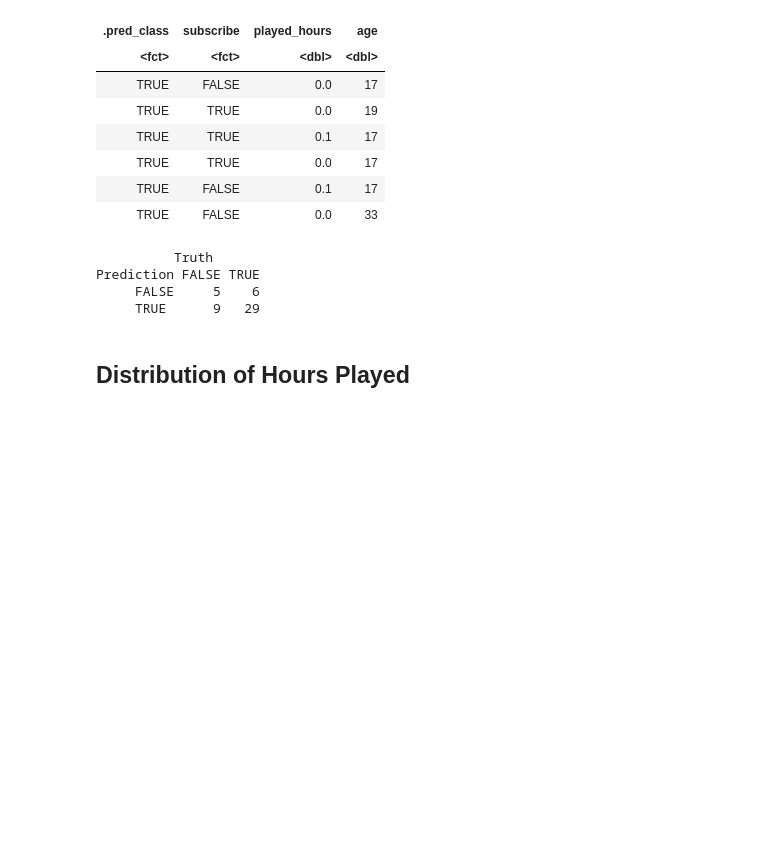
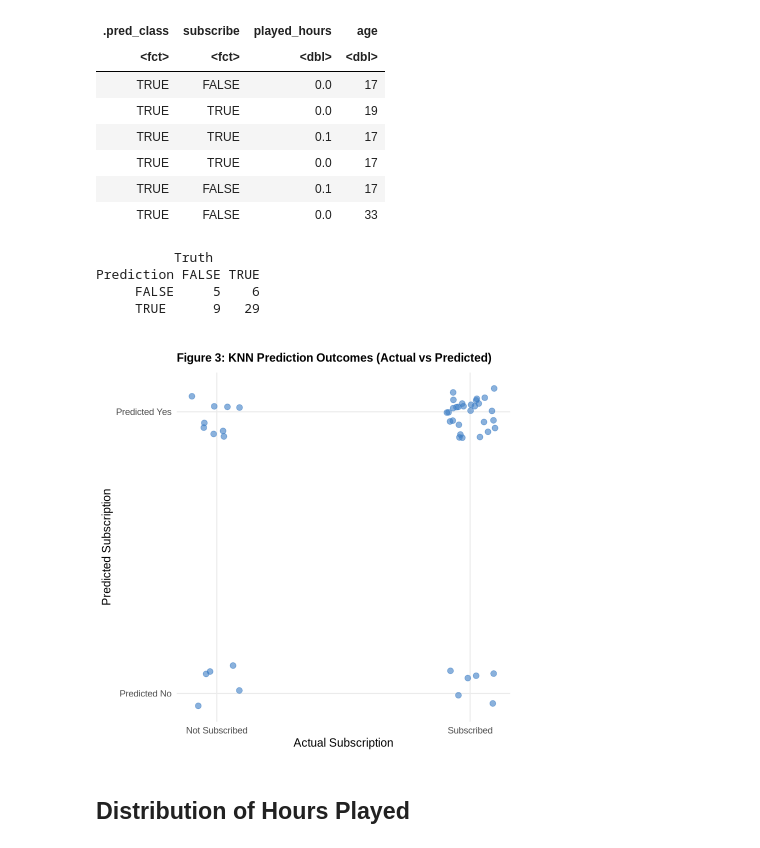
Before and after one commit to cohenp/DSCI-100-Project-004-21, a Jupyter notebook: project_final_report.ipynb, the cells around one changed output. Drawn from its saved outputs; the diff is of its cells as text; code cells hidden in the pictures; blank space fills up the shorter version.

```diff
--- a/project_final_report.ipynb
+++ b/project_final_report.ipynb
@@ -368,6 +350,30 @@ A tibble: 6 × 4
 Prediction FALSE TRUE
      FALSE     5    6
      TRUE      9   29
+# %%
+
+confusion_plot_data <- player_test_predictions |>
+  mutate(
+    actual = ifelse(subscribe == TRUE, 1, 0),
+    predicted = ifelse(.pred_class == TRUE, 1, 0)
+  )
+
+ggplot(confusion_plot_data, aes(x = actual, y = predicted)) +
+  geom_jitter(width = 0.1, height = 0.1, alpha = 0.6, color = "#3c7dc4", size = 3) +
+  scale_x_continuous(breaks = c(0,1), labels = c("Not Subscribed","Subscribed")) +
+  scale_y_continuous(breaks = c(0,1), labels = c("Predicted No","Predicted Yes")) +
+  labs(
+    title = "Figure 3: KNN Prediction Outcomes (Actual vs Predicted)",
+    x = "Actual Subscription",
+    y = "Predicted Subscription"
+  ) +
+ theme_minimal(base_size = 14) +
+theme(
+  plot.title = element_text(face = "bold", size = 14, margin = margin(t = 15, b = 10)),
+  panel.grid.minor = element_blank()
+)
+# %% [output]
+[figure, added]
 # %% [markdown]
 ## Distribution of Hours Played
 # %%
```
Also changed, not shown: parts of 9 cells of this notebook.
